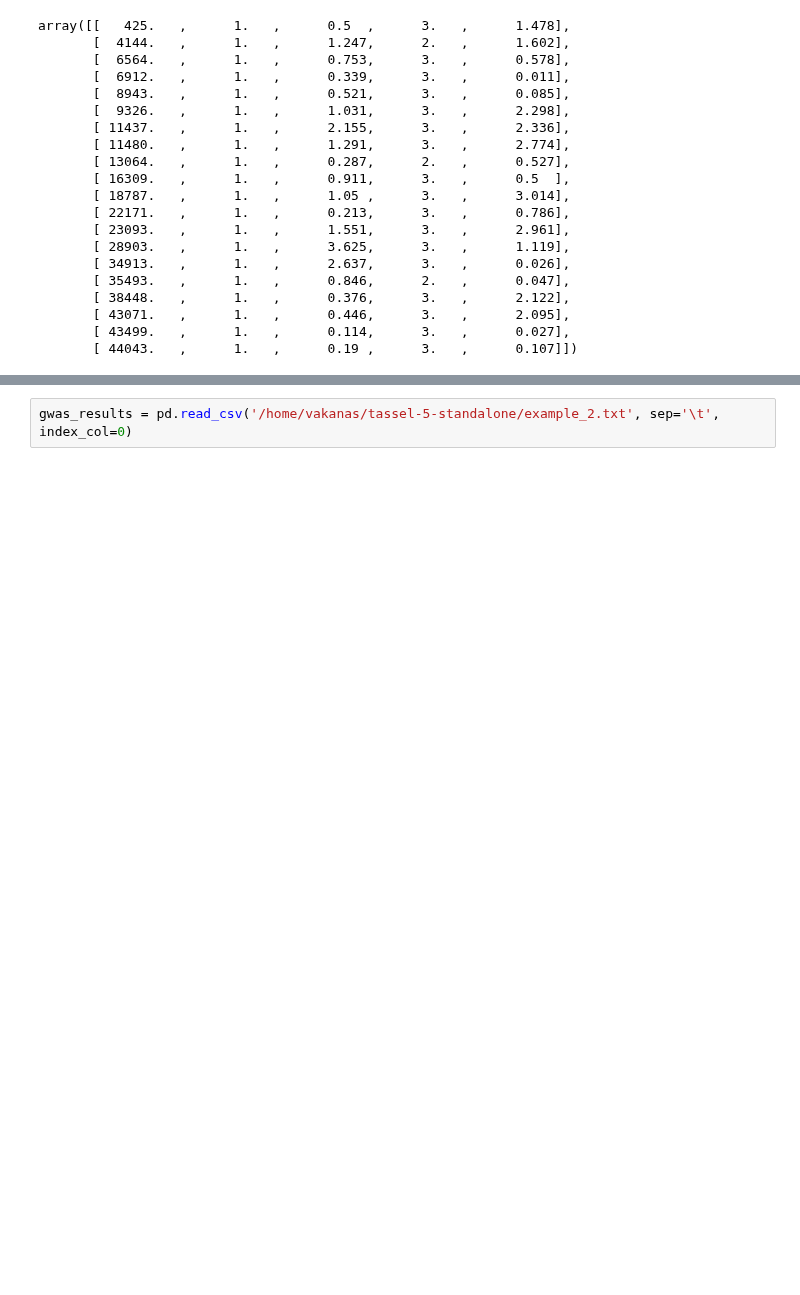
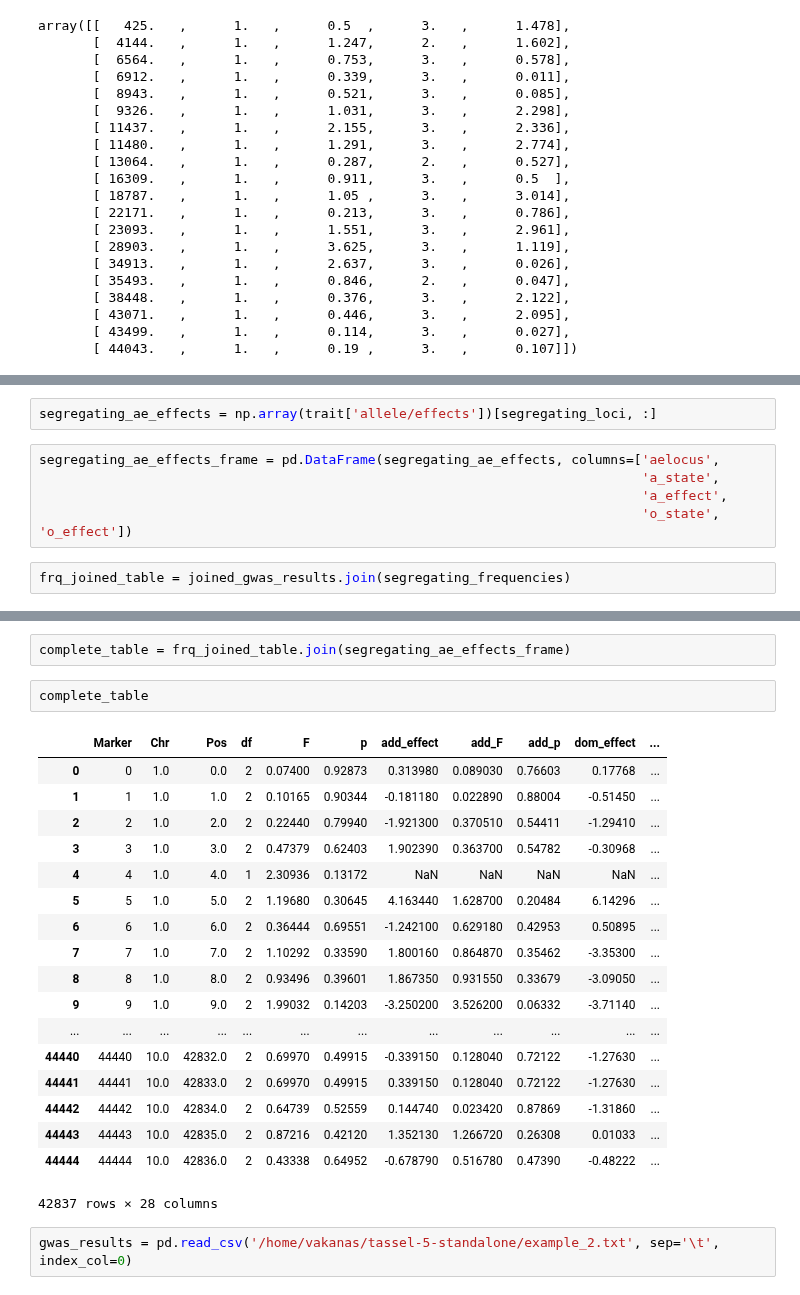
Before and after one commit to maizeatlas/saegus, a Jupyter notebook: src/docs/user_guide/power_analysis_notebook.ipynb, the cells around one changed output, grey strips where cells are left out. Saved outputs shown, nothing was run; the diff lists cells and outputs as text; blank space fills up the shorter version.

```diff
--- a/src/docs/user_guide/power_analysis_notebook.ipynb
+++ b/src/docs/user_guide/power_analysis_notebook.ipynb
@@ -49,0 +264,9 @@ super_table = analyze.tassel_results_tables(input_file_prefix+'example_2.txt',
+# %%
+segregating_ae_effects = np.array(trait['allele/effects'])[segregating_loci, :]
+# %%
+segregating_ae_effects_frame = pd.DataFrame(segregating_ae_effects, columns=['aelocus',
+                                                                             'a_state',
+                                                                             'a_effect',
+                                                                             'o_state', 'o_effect'])
+# %%
+frq_joined_table = joined_gwas_results.join(segregating_frequencies)
@@ -50,3 +302,26 @@ super_table = analyze.tassel_results_tables(input_file_prefix+'example_2.txt',
+# %%
+complete_table = frq_joined_table.join(segregating_ae_effects_frame)
+# %%
+complete_table
+# %% [output]
+|  | Marker | Chr | Pos | df | F | p | add_effect | add_F | add_p | dom_effect | ... |
+| 0 | 0 | 1.0 | 0.0 | 2 | 0.07400 | 0.92873 | 0.313980 | 0.089030 | 0.76603 | 0.17768 | ... |
+| 1 | 1 | 1.0 | 1.0 | 2 | 0.10165 | 0.90344 | -0.181180 | 0.022890 | 0.88004 | -0.51450 | ... |
+| 2 | 2 | 1.0 | 2.0 | 2 | 0.22440 | 0.79940 | -1.921300 | 0.370510 | 0.54411 | -1.29410 | ... |
+| 3 | 3 | 1.0 | 3.0 | 2 | 0.47379 | 0.62403 | 1.902390 | 0.363700 | 0.54782 | -0.30968 | ... |
+| 4 | 4 | 1.0 | 4.0 | 1 | 2.30936 | 0.13172 | NaN | NaN | NaN | NaN | ... |
+| 5 | 5 | 1.0 | 5.0 | 2 | 1.19680 | 0.30645 | 4.163440 | 1.628700 | 0.20484 | 6.14296 | ... |
+| 6 | 6 | 1.0 | 6.0 | 2 | 0.36444 | 0.69551 | -1.242100 | 0.629180 | 0.42953 | 0.50895 | ... |
+| 7 | 7 | 1.0 | 7.0 | 2 | 1.10292 | 0.33590 | 1.800160 | 0.864870 | 0.35462 | -3.35300 | ... |
+| 8 | 8 | 1.0 | 8.0 | 2 | 0.93496 | 0.39601 | 1.867350 | 0.931550 | 0.33679 | -3.09050 | ... |
+| 9 | 9 | 1.0 | 9.0 | 2 | 1.99032 | 0.14203 | -3.250200 | 3.526200 | 0.06332 | -3.71140 | ... |
+| ... | ... | ... | ... | ... | ... | ... | ... | ... | ... | ... | ... |
+| 44440 | 44440 | 10.0 | 42832.0 | 2 | 0.69970 | 0.49915 | -0.339150 | 0.128040 | 0.72122 | -1.27630 | ... |
+| 44441 | 44441 | 10.0 | 42833.0 | 2 | 0.69970 | 0.49915 | 0.339150 | 0.128040 | 0.72122 | -1.27630 | ... |
+| 44442 | 44442 | 10.0 | 42834.0 | 2 | 0.64739 | 0.52559 | 0.144740 | 0.023420 | 0.87869 | -1.31860 | ... |
+| 44443 | 44443 | 10.0 | 42835.0 | 2 | 0.87216 | 0.42120 | 1.352130 | 1.266720 | 0.26308 | 0.01033 | ... |
+| 44444 | 44444 | 10.0 | 42836.0 | 2 | 0.43338 | 0.64952 | -0.678790 | 0.516780 | 0.47390 | -0.48222 | ... |
+42837 rows × 28 columns
 # %%
 gwas_results = pd.read_csv('/home/vakanas/tassel-5-standalone/example_2.txt', sep='\t', index_col=0)
 # %%
```
Also changed, not shown: parts of 92 cells of this notebook, 6 other files.
